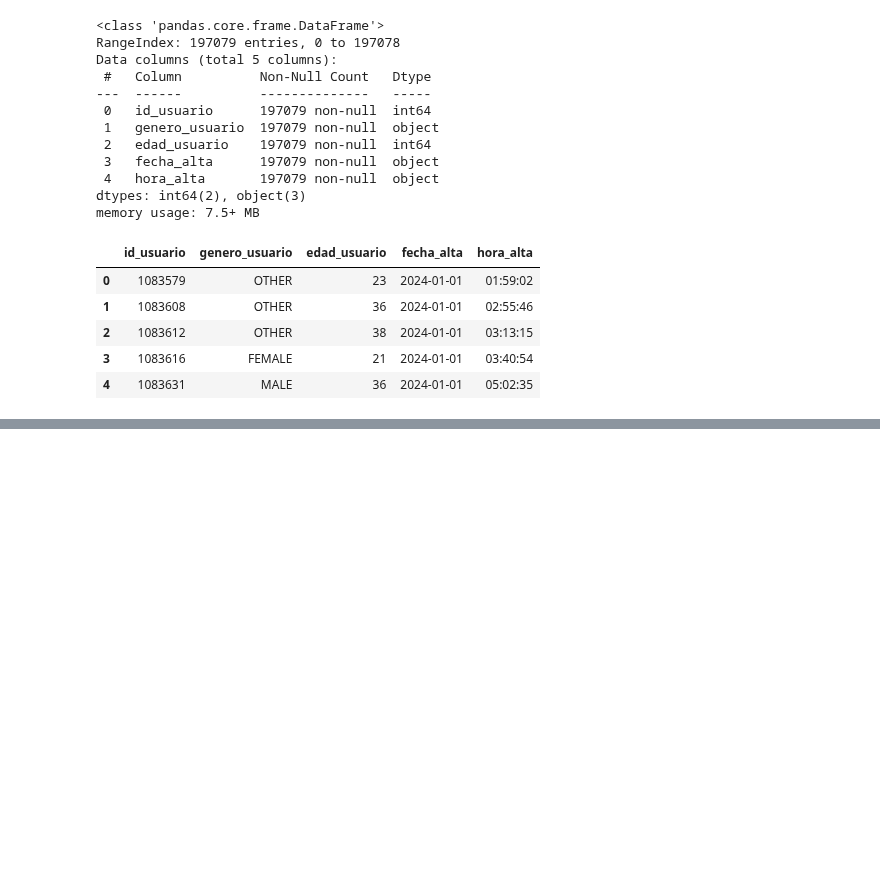
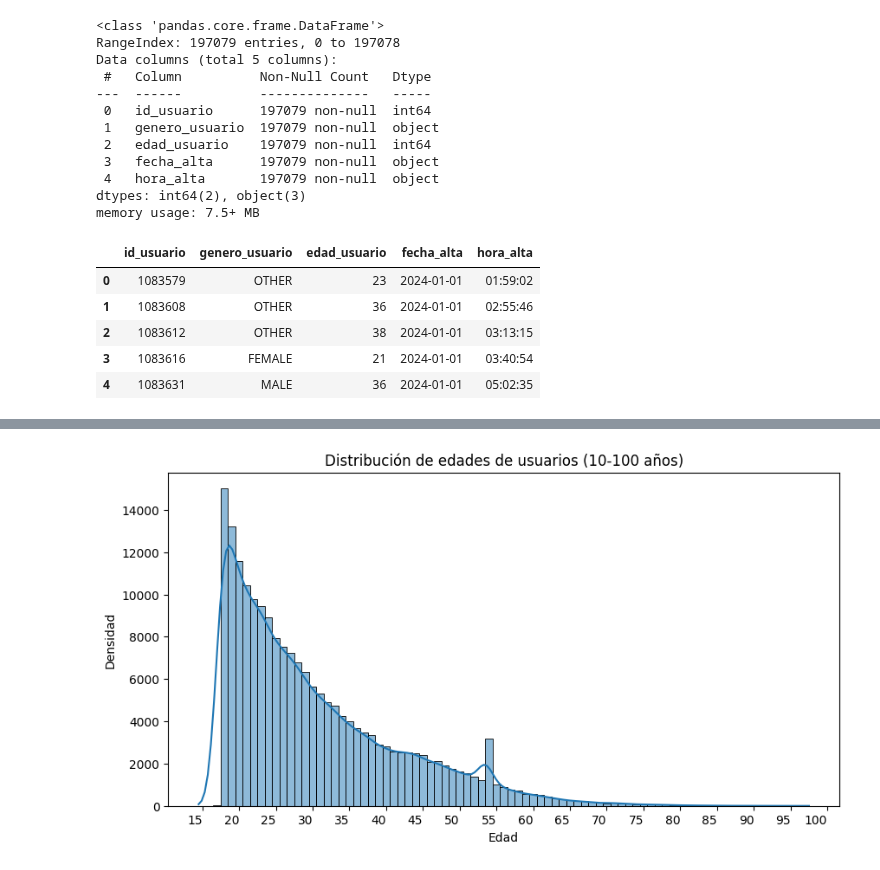
Before and after one commit to ArielMatC/ceia-andd-g2, a Jupyter notebook: data_analysis.ipynb, the cells around one changed output, grey strips where cells are left out. Drawn from its saved outputs; the diff is of its cells as text; code cells hidden in the pictures; blank space fills up the shorter version.

```diff
--- a/data_analysis.ipynb
+++ b/data_analysis.ipynb
@@ -43,0 +79,14 @@ users_df.head()
+# %%
+# Histograma de edades
+mask_edad = (users_df['edad_usuario'] >= 10) & (users_df['edad_usuario'] <= 100)
+plt.figure(figsize=(10, 5))
+ax = sns.histplot(users_df[mask_edad]['edad_usuario'], kde=True, binwidth=1)
+ticks = [t + 0.5 for t in range(10, 101, 5)]  # Esto es para centrar los bines en los ticks
+ax.xaxis.set_major_locator(FixedLocator(ticks))
+ax.set_xticklabels([str(int(tick)) for tick in ticks], ha='right')
+plt.title('Distribución de edades de usuarios (10-100 años)')
+plt.xlabel('Edad')
+plt.ylabel('Densidad')
+plt.show()
+# %% [output]
+[figure, added]
```
Also changed, not shown: parts of 18 cells of this notebook, 4 other files.
